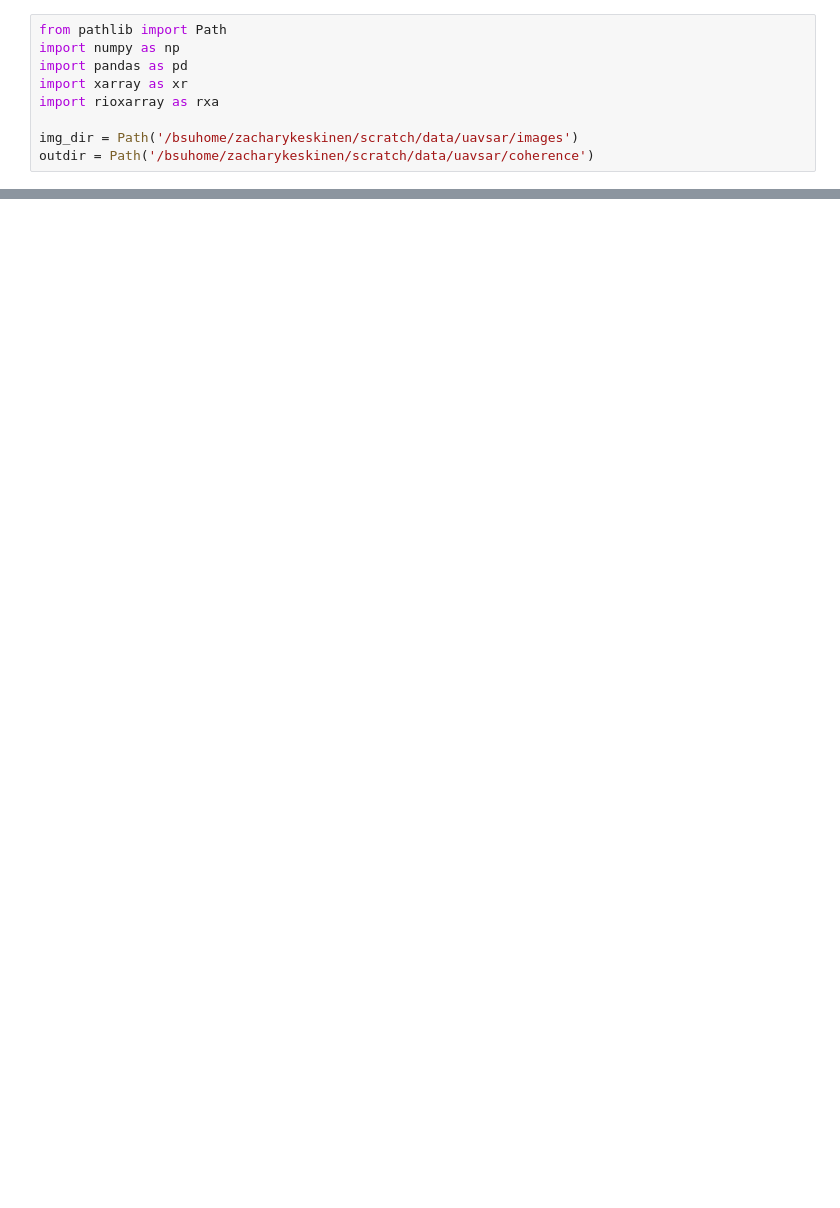
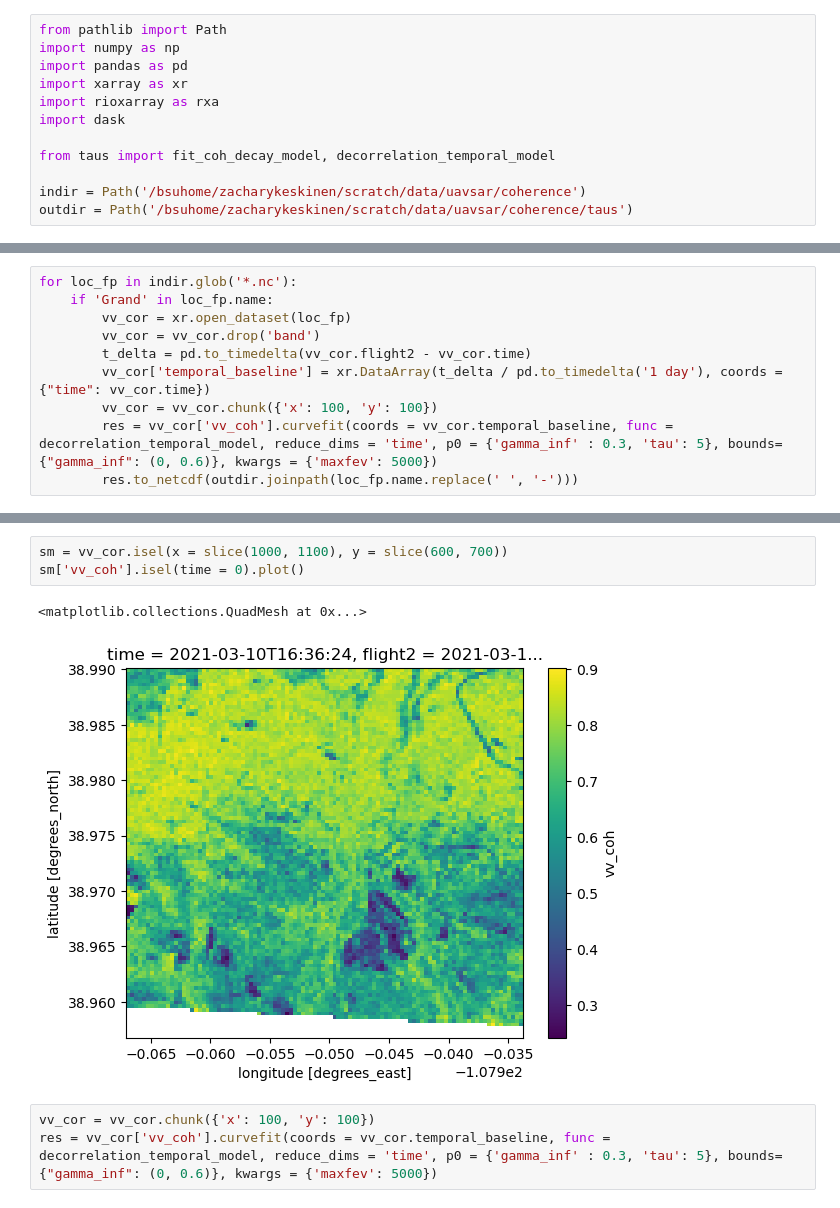
Before and after one commit to ZachHoppinen/uavsar-coherence, a Jupyter notebook: src/play/sandbox.ipynb, the cells around one changed output, grey strips where cells are left out. Drawn from its saved outputs; the diff is of its cells as text; blank space fills up the shorter version.

```diff
--- a/src/play/sandbox.ipynb
+++ b/src/play/sandbox.ipynb
@@ -4,6 +10,9 @@ import numpy as np
 import pandas as pd
 import xarray as xr
 import rioxarray as rxa
+import dask
 
-img_dir = Path('/bsuhome/zacharykeskinen/scratch/data/uavsar/images')
-outdir = Path('/bsuhome/zacharykeskinen/scratch/data/uavsar/coherence')
+from taus import fit_coh_decay_model, decorrelation_temporal_model
+
+indir = Path('/bsuhome/zacharykeskinen/scratch/data/uavsar/coherence')
+outdir = Path('/bsuhome/zacharykeskinen/scratch/data/uavsar/coherence/taus')
@@ -96,0 +19,10 @@ KeyboardInterrupt:
+# %%
+for loc_fp in indir.glob('*.nc'):
+    if 'Grand' in loc_fp.name:
+        vv_cor = xr.open_dataset(loc_fp)
+        vv_cor = vv_cor.drop('band')
+        t_delta = pd.to_timedelta(vv_cor.flight2 - vv_cor.time)
+        vv_cor['temporal_baseline'] = xr.DataArray(t_delta / pd.to_timedelta('1 day'), coords = {"time": vv_cor.time})
+        vv_cor = vv_cor.chunk({'x': 100, 'y': 100})
+        res = vv_cor['vv_coh'].curvefit(coords = vv_cor.temporal_baseline, func = decorrelation_temporal_model, reduce_dims = 'time', p0 = {'gamma_inf' : 0.3, 'tau': 5}, bounds={"gamma_inf": (0, 0.6)}, kwargs = {'maxfev': 5000})
+        res.to_netcdf(outdir.joinpath(loc_fp.name.replace(' ', '-')))
@@ -96,0 +47,9 @@ KeyboardInterrupt:
+# %%
+sm = vv_cor.isel(x = slice(1000, 1100), y = slice(600, 700))
+sm['vv_coh'].isel(time = 0).plot()
+# %% [output]
+<matplotlib.collections.QuadMesh at 0x...>
+[figure, added]
+# %%
+vv_cor = vv_cor.chunk({'x': 100, 'y': 100})
+res = vv_cor['vv_coh'].curvefit(coords = vv_cor.temporal_baseline, func = decorrelation_temporal_model, reduce_dims = 'time', p0 = {'gamma_inf' : 0.3, 'tau': 5}, bounds={"gamma_inf": (0, 0.6)}, kwargs = {'maxfev': 5000})
```
Also changed, not shown: parts of 10 cells of this notebook, 11 other files.
